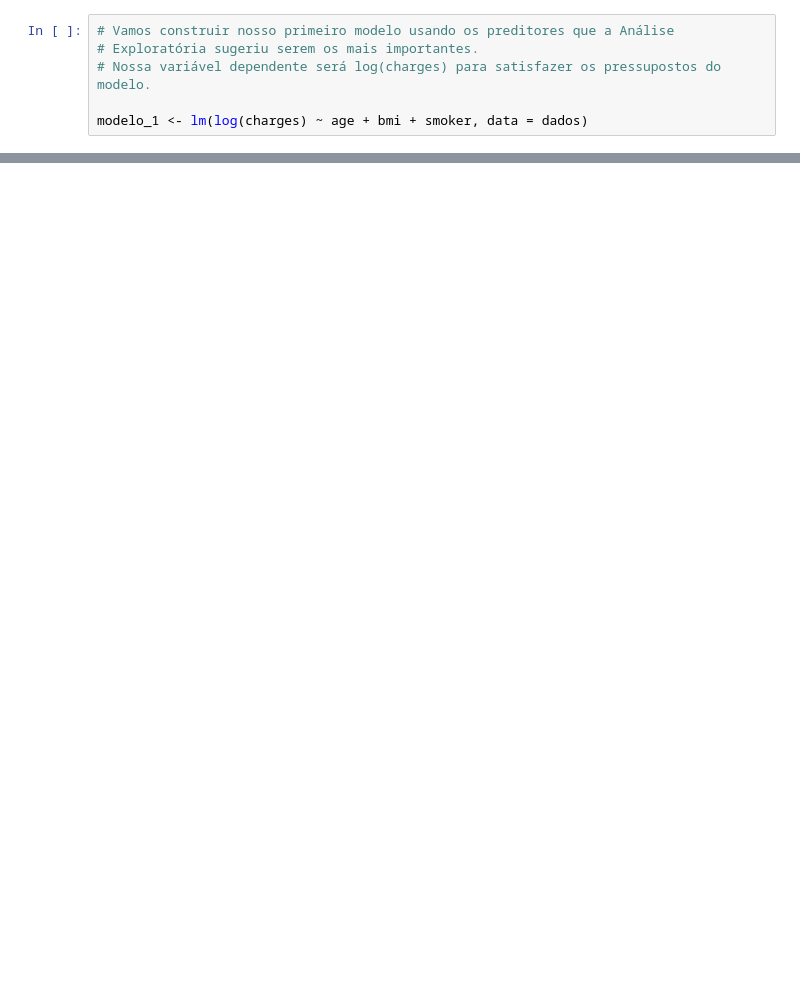
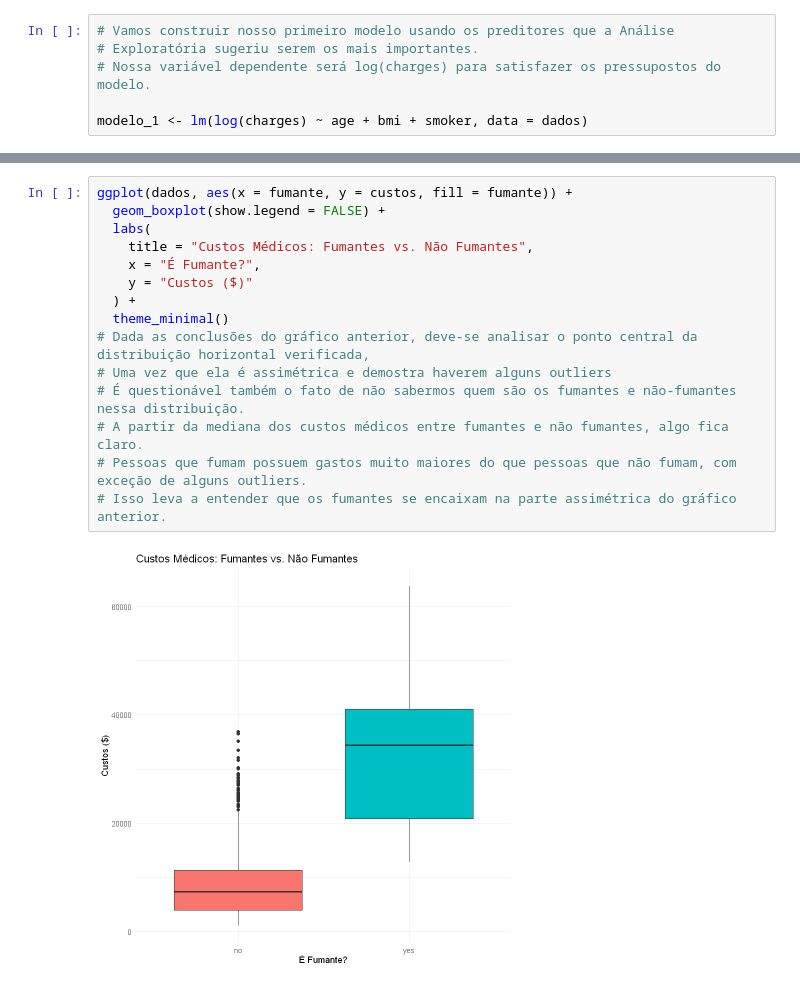
Before and after one commit to jfandre00/Trabalho_Final_Regressao, a Jupyter notebook: scripts/analise_custos_medicos.ipynb, the cells around one changed output, grey strips where cells are left out. Cells and saved outputs as stored; diff of their text form; blank space fills up the shorter version.

```diff
--- a/scripts/analise_custos_medicos.ipynb
+++ b/scripts/analise_custos_medicos.ipynb
@@ -185,0 +277,17 @@ par(mfrow = c(1, 1))
+# %%
+ggplot(dados, aes(x = fumante, y = custos, fill = fumante)) +
+  geom_boxplot(show.legend = FALSE) +
+  labs(
+    title = "Custos Médicos: Fumantes vs. Não Fumantes",
+    x = "É Fumante?",
+    y = "Custos ($)"
+  ) +
+  theme_minimal()
+# Dada as conclusões do gráfico anterior, deve-se analisar o ponto central da distribuição horizontal verificada,
+# Uma vez que ela é assimétrica e demostra haverem alguns outliers
+# É questionável também o fato de não sabermos quem são os fumantes e não-fumantes nessa distribuição.
+# A partir da mediana dos custos médicos entre fumantes e não fumantes, algo fica claro.
+# Pessoas que fumam possuem gastos muito maiores do que pessoas que não fumam, com exceção de alguns outliers.
+# Isso leva a entender que os fumantes se encaixam na parte assimétrica do gráfico anterior.
+# %% [output]
+[figure, added]
```
Also changed, not shown: parts of 19 cells of this notebook.
